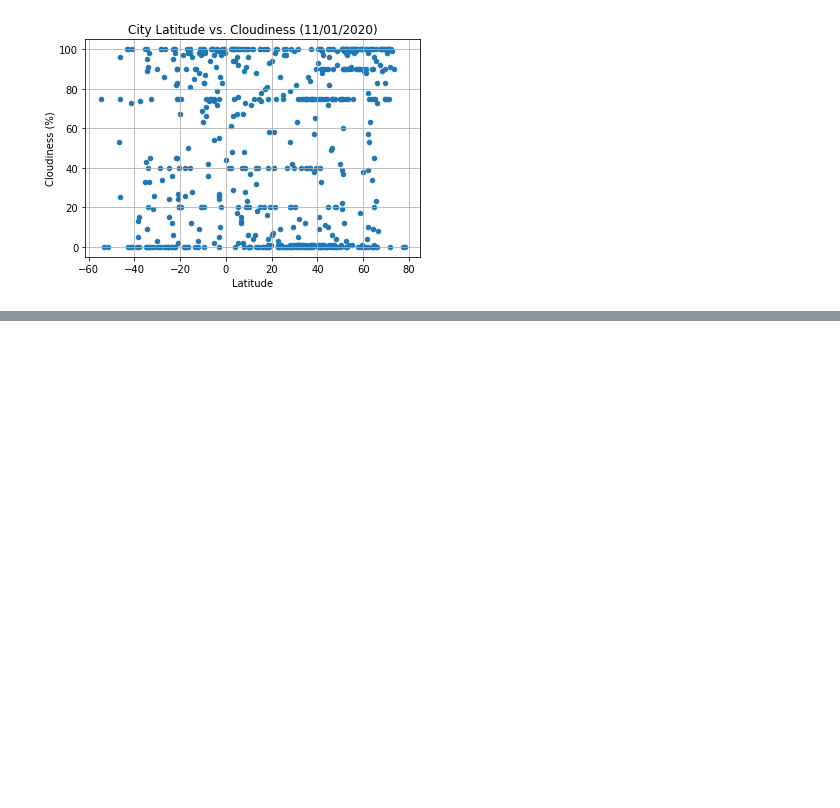
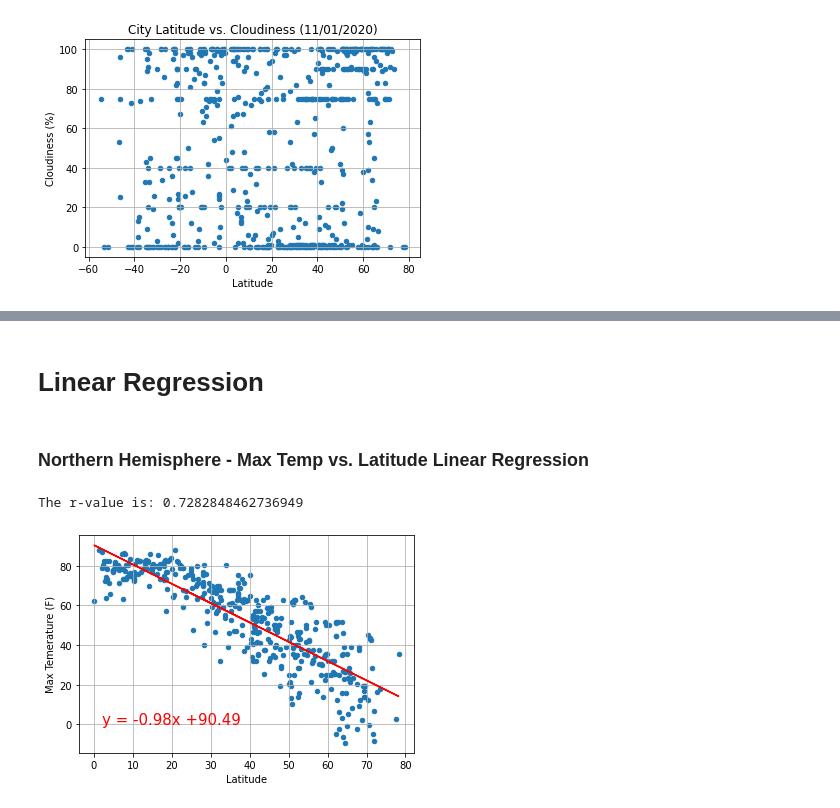
Before and after one commit to fanchea84/python-api-challenge, a Jupyter notebook: WeatherPy/WeatherPy.ipynb, the cells around one changed output, grey strips where cells are left out. Saved outputs shown, nothing was run; the diff lists cells and outputs as text; code cells hidden in the pictures; blank space fills up the shorter version.

```diff
--- a/WeatherPy/WeatherPy.ipynb
+++ b/WeatherPy/WeatherPy.ipynb
@@ -186,0 +205,29 @@ plt.show()
+# %% [markdown]
+# Linear Regression
+# %% [markdown]
+### Northern Hemisphere - Max Temp vs. Latitude Linear Regression
+# %%
+# Create dataframe from above Dictionary
+north_hemisphere_df = pd.DataFrame(weather_dictionary)
+# Create Northern Hemisphere DataFrame (drop all rows with Latitude less than zero)
+north_hemisphere_df.drop(north_hemisphere_df[north_hemisphere_df["Lat"] < 0].index, inplace = True)
+# Perform a linear regression on temperature vs. latitude
+x_values = north_hemisphere_df["Lat"]
+y_values = north_hemisphere_df["Max Temp"]
+(slope, intercept, rvalue, pvalue, stderr) = stats.linregress(x_values, y_values)
+# Get regression values
+regress_values = x_values * slope + intercept
+# Create line equation string
+line_eq = "y = " + str(round(slope,2)) + "x +" + str(round(intercept,2))
+# Create Plot
+north_hemisphere_df.plot('Lat', 'Max Temp', kind='scatter')
+plt.plot(x_values,regress_values,"r-")
+plt.xlabel("Latitude")
+plt.ylabel("Max Temerature (F)")
+plt.grid(b=None)
+plt.annotate(line_eq,(2,0),fontsize=15,color="red")
+print(f"The r-value is: {rvalue**2}")
+plt.show()
+# %% [output]
+The r-value is: 0.7282848462736949
+[figure, added]
```
Also changed, not shown: parts of 7 cells of this notebook.
